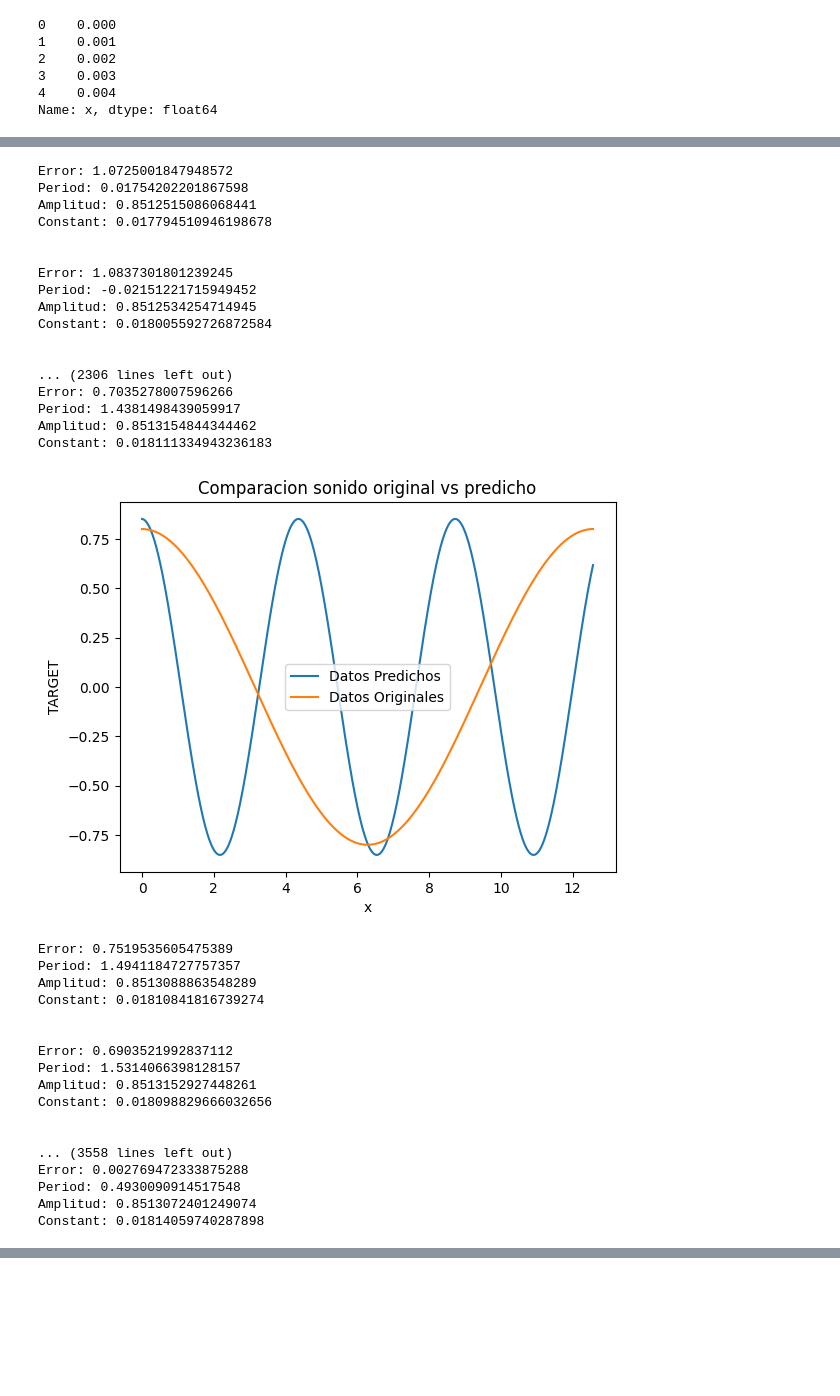
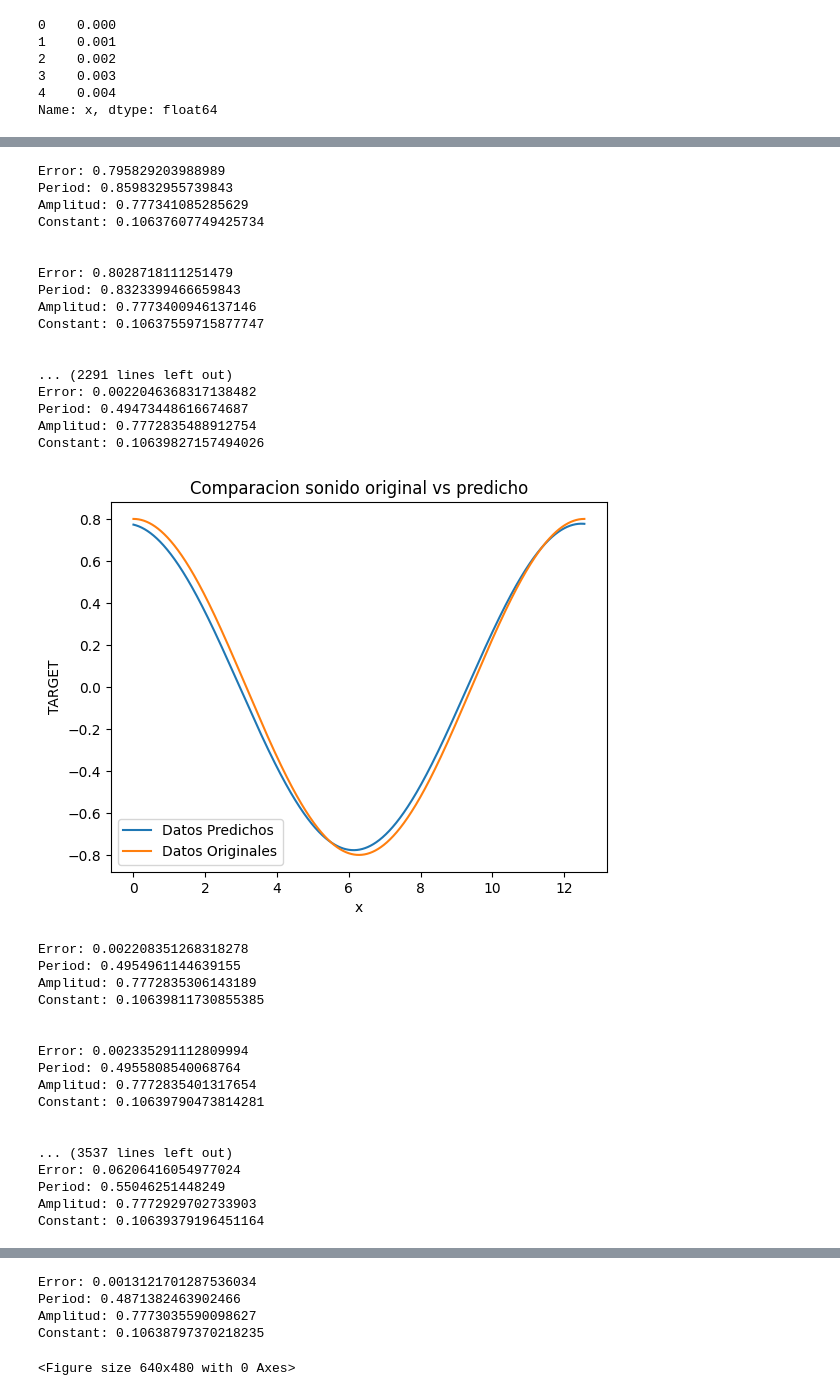
Before and after one commit to devBorisG/Estadistica-III, a Jupyter notebook: Tarea 4/Sonido.ipynb, the cells around one changed output, grey strips where cells are left out. Saved outputs shown, nothing was run; the diff lists cells and outputs as text; code cells hidden in the pictures; blank space fills up the shorter version.

Commit message:
Se agregan imagenes de graficas punto 1

```diff
--- a/Tarea 4/Sonido.ipynb
+++ b/Tarea 4/Sonido.ipynb
@@ -8,6 +9,6 @@ import matplotlib.pyplot as plt
 # %%
-df = pd.read_csv("./data/train.csv")
-example_id = df['example_id']
+df = pd.read_csv("./data/sound/train.csv")
+example_id2 = df['example_id']
 x = df['x']
 y = df['TARGET']
 # %%
@@ -37,10 +38,10 @@ Name: x, dtype: float64
 def y_predict(a,b,c,d,x):
     return a * math.cos(b * x + c) + d
 
-lr = 0.0002
+lr = 0.0001
 n = len(x)
-batch = 1024
-epochs = 1000
+batch = 2048
+epochs = 2000
 rsl = []
 a = random.random()
 b = random.random()
@@ -52,7 +53,7 @@ for i in range(epochs):
     c_gradiente = 0
     d_gradiente = 0
     error = 0
-    if i == 10 or i == 400 or i == 1000 or i == 2000:
+    if i == 9 or i == 399 or i == 999 or i == 1999:
         data_y_hat = []
         a_final = rsl[-1][0]
         b_final = rsl[-1][1]
@@ -66,6 +67,7 @@ for i in range(epochs):
         plt.title("Comparacion sonido original vs predicho")
         plt.legend()
         plt.show()
+        plt.savefig(f'./image/grafica_modelo_epoch_{i+1}.png')
     for m in range(batch):
         ix = random.randint(0,n-1)
         y_pred = y_predict(a,b,c,d,x[ix])
@@ -104,35 +106,35 @@ Constant: 0.017916010734845007
-Error: 1.0725001847948572
-Period: 0.01754202201867598
-Amplitud: 0.8512515086068441
-Constant: 0.017794510946198678
+Error: 0.795829203988989
+Period: 0.859832955739843
+Amplitud: 0.777341085285629
+Constant: 0.10637607749425734
 
 
-Error: 1.0837301801239245
-Period: -0.02151221715949452
-Amplitud: 0.8512534254714945
-Constant: 0.018005592726872584
+Error: 0.8028718111251479
+Period: 0.8323399466659843
+Amplitud: 0.7773400946137146
+Constant: 0.10637559715877747
 
 
-... (2306 lines left out)
-Error: 0.7035278007596266
-Period: 1.4381498439059917
-Amplitud: 0.8513154844344462
-Constant: 0.018111334943236183
+... (2291 lines left out)
+Error: 0.0022046368317138482
+Period: 0.49473448616674687
+Amplitud: 0.7772835488912754
+Constant: 0.10639827157494026
-[figure, old version]
+[figure, new version]
-Error: 0.7519535605475389
-Period: 1.4941184727757357
-Amplitud: 0.8513088863548289
-Constant: 0.01810841816739274
+Error: 0.002208351268318278
+Period: 0.4954961144639155
+Amplitud: 0.7772835306143189
+Constant: 0.10639811730855385
 
 
-Error: 0.6903521992837112
-Period: 1.5314066398128157
-Amplitud: 0.8513152927448261
-Constant: 0.018098829666032656
+Error: 0.002335291112809994
+Period: 0.4955808540068764
+Amplitud: 0.7772835401317654
+Constant: 0.10639790473814281
 
 
-... (3558 lines left out)
-Error: 0.002769472333875288
-Period: 0.4930090914517548
-Amplitud: 0.8513072401249074
-Constant: 0.01814059740287898
+... (3537 lines left out)
+Error: 0.06206416054977024
+Period: 0.55046251448249
+Amplitud: 0.7772929702733903
+Constant: 0.10639379196451164
@@ -139,3 +160,8 @@ Constant: 0.01814059740287898
+Error: 0.0013121701287536034
+Period: 0.4871382463902466
+Amplitud: 0.7773035590098627
+Constant: 0.10638797370218235
+<Figure size 640x480 with 0 Axes>
 # %%
 data_y_hat = []
 a_final = rsl[-1][0]
```
Also changed, not shown: parts of 9 cells of this notebook, 8 other files.
